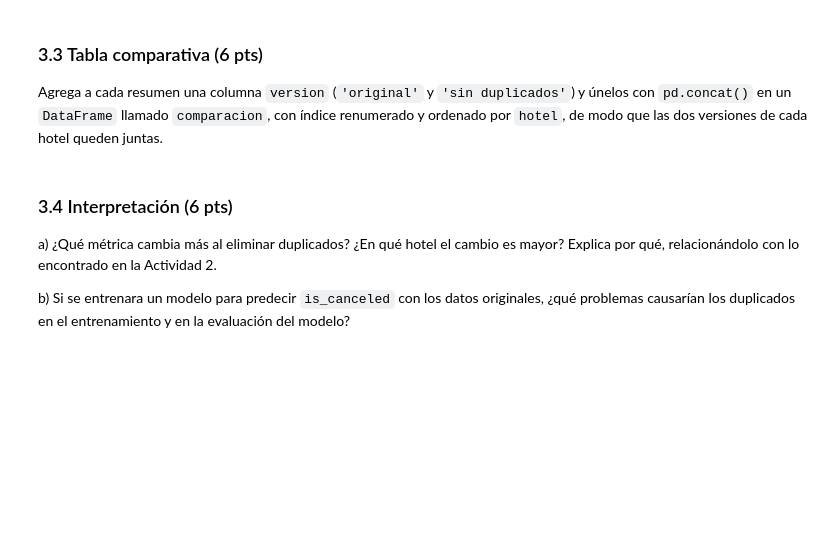
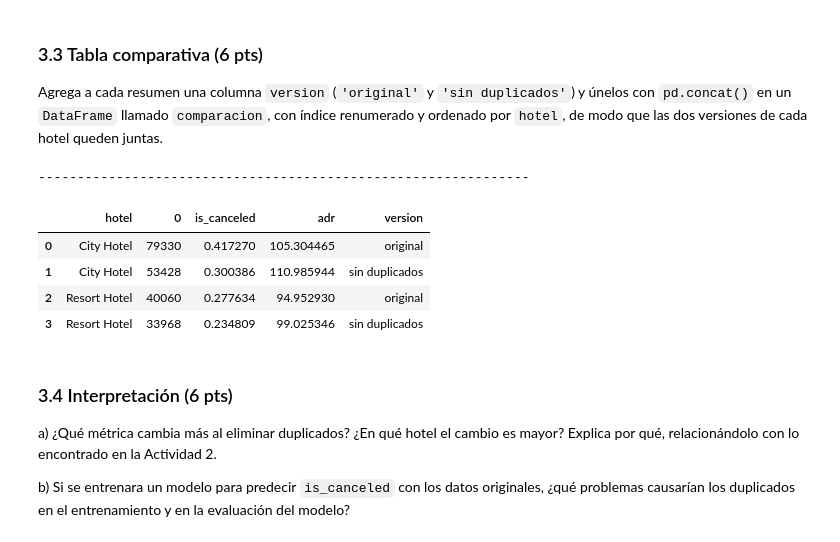
Before and after one commit to JuCaRiCo/202602-AnaliticaDescriptivaPredictiva, a Jupyter notebook: Actividad_Calificada_07_Datos_Duplicados_271760.ipynb, the cells around one changed output. Drawn from its saved outputs; the diff is of its cells as text; code cells hidden in the pictures; blank space fills up the shorter version.

```diff
--- a/Actividad_Calificada_07_Datos_Duplicados_271760.ipynb
+++ b/Actividad_Calificada_07_Datos_Duplicados_271760.ipynb
@@ -261,0 +395,4 @@ Crea `hoteles_limpio` eliminando los duplicados exactos, conservando la primera
+# %%
+print('Numero de Records previo a limpiar el DS: ', len(hoteles))
+hotelesLimpio = hoteles.drop_duplicates(keep='first', ignore_index=True)
+print('Numero de Records despues de limpiar el DS: ', len(hotelesLimpio))
@@ -275,0 +414,23 @@ Guarda las medias en dos `DataFrame`, `resumen_original` y `resumen_limpio`, con
+# %%
+print('Numero de Reservas: ')
+cantOriginal = hoteles.groupby('hotel').size().reset_index()
+cantLimpio = hotelesLimpio.groupby('hotel').size().reset_index()
+
+print('Cantidad Original: ', cantOriginal)
+print('\nCantidad Limpia: ', cantLimpio)
+
+print('\n---------------------------------------------------------------')
+print('Tasa de Cancelacion (media de is_canceled)')
+mediasOriginal = hoteles.groupby('hotel')[['is_canceled', 'adr']].mean().reset_index()
+mediasLimpio = hotelesLimpio.groupby('hotel')[['is_canceled', 'adr']].mean().reset_index()
+
+print('Media Original: ', mediasOriginal)
+print('\nMedia Limpia: ', mediasLimpio)
+
+print('\n---------------------------------------------------------------')
+print('Tarifa diaria promedio')
+resumen_original = pd.merge(cantOriginal, mediasOriginal, on='hotel')
+resumen_limpio = pd.merge(cantLimpio, mediasLimpio, on='hotel')
+
+print('Resumen Original: ', resumen_original)
+print('\nResumen Limpia: ', resumen_limpio)
@@ -282,3 +459,25 @@ Agrega a cada resumen una columna `version` (`'original'` y `'sin duplicados'`)
+# %%
+# Creamos copias explicitas para agregar la columna 'version' a cada resumen
+resumenOriginalV = resumen_original.copy()
+resumenOriginalV['version'] = 'original'
+
+resumenLimpioV = resumen_limpio.copy()
+resumenLimpioV['version'] = 'sin duplicados'
+
+print('\n---------------------------------------------------------------')
+comparacion = pd.concat([resumenOriginalV, resumenLimpioV], ignore_index=True)
+
+# Ordenamos por hotel, version
+comparacion = comparacion.sort_values(by=['hotel', 'version']).reset_index(drop=True)
+
+comparacion
+# %% [output]
+---------------------------------------------------------------
+|  | hotel | 0 | is_canceled | adr | version |
+| 0 | City Hotel | 79330 | 0.417270 | 105.304465 | original |
+| 1 | City Hotel | 53428 | 0.300386 | 110.985944 | sin duplicados |
+| 2 | Resort Hotel | 40060 | 0.277634 | 94.952930 | original |
+| 3 | Resort Hotel | 33968 | 0.234809 | 99.025346 | sin duplicados |
 # %% [markdown]
 ### 3.4 Interpretación (6 pts)
 
```
Also changed, not shown: parts of 27 cells of this notebook.
